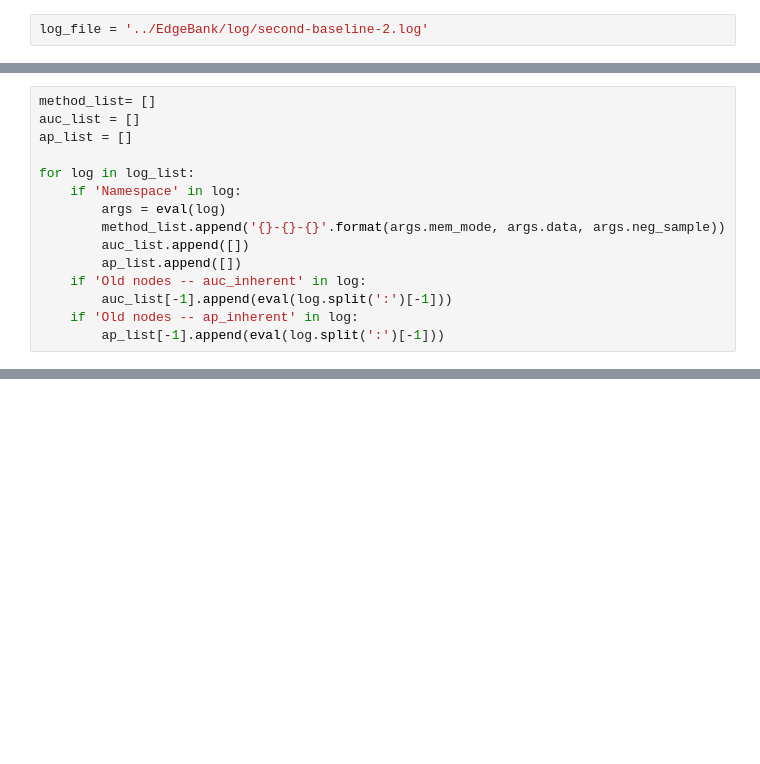
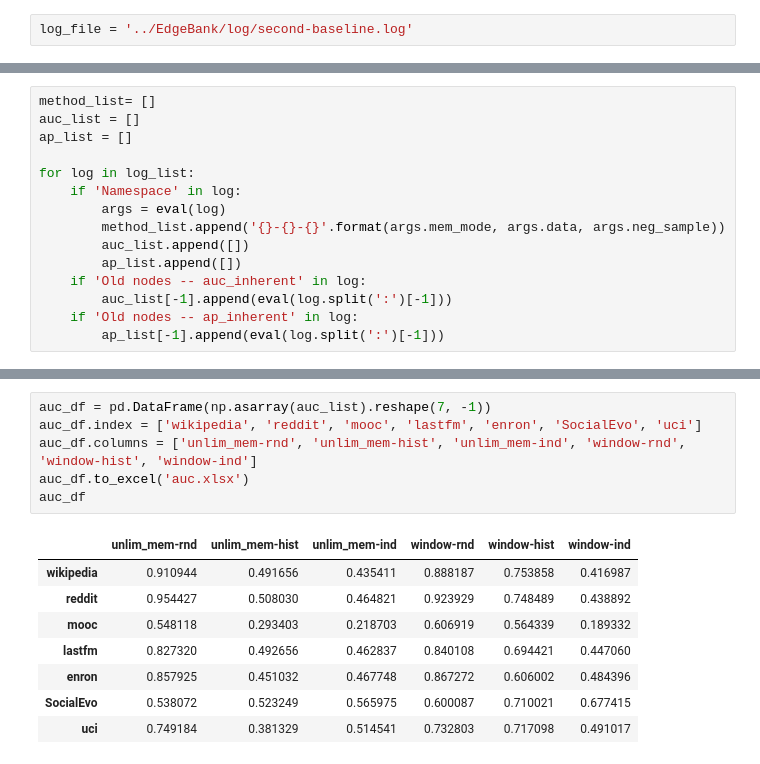
Before and after one commit to SilenceX12138/Time-Granularity-on-Temporal-Graphs, a Jupyter notebook: compute_results/parse_edgebank_log.ipynb, the cells around one changed output, grey strips where cells are left out. Saved outputs shown, nothing was run; the diff lists cells and outputs as text; blank space fills up the shorter version.

Commit message:
update result2xlsx for edgebank

```diff
--- a/compute_results/parse_edgebank_log.ipynb
+++ b/compute_results/parse_edgebank_log.ipynb
@@ -4,7 +4,7 @@ import pandas as pd
 import argparse
 from argparse import Namespace
 # %%
-log_file = '../EdgeBank/log/second-baseline-2.log'
+log_file = '../EdgeBank/log/second-baseline.log'
 # %%
 with open(log_file, 'r') as f_log:
     log_list = f_log.readlines()
@@ -68,0 +121,15 @@ ap:  0.433 | 0.0
+# %%
+auc_df = pd.DataFrame(np.asarray(auc_list).reshape(7, -1))
+auc_df.index = ['wikipedia', 'reddit', 'mooc', 'lastfm', 'enron', 'SocialEvo', 'uci']
+auc_df.columns = ['unlim_mem-rnd', 'unlim_mem-hist', 'unlim_mem-ind', 'window-rnd', 'window-hist', 'window-ind']
+auc_df.to_excel('auc.xlsx')
+auc_df
+# %% [output]
+|  | unlim_mem-rnd | unlim_mem-hist | unlim_mem-ind | window-rnd | window-hist | window-ind |
+| wikipedia | 0.910944 | 0.491656 | 0.435411 | 0.888187 | 0.753858 | 0.416987 |
+| reddit | 0.954427 | 0.508030 | 0.464821 | 0.923929 | 0.748489 | 0.438892 |
+| mooc | 0.548118 | 0.293403 | 0.218703 | 0.606919 | 0.564339 | 0.189332 |
+| lastfm | 0.827320 | 0.492656 | 0.462837 | 0.840108 | 0.694421 | 0.447060 |
+| enron | 0.857925 | 0.451032 | 0.467748 | 0.867272 | 0.606002 | 0.484396 |
+| SocialEvo | 0.538072 | 0.523249 | 0.565975 | 0.600087 | 0.710021 | 0.677415 |
+| uci | 0.749184 | 0.381329 | 0.514541 | 0.732803 | 0.717098 | 0.491017 |
```
Also changed, not shown: parts of 5 cells of this notebook.
